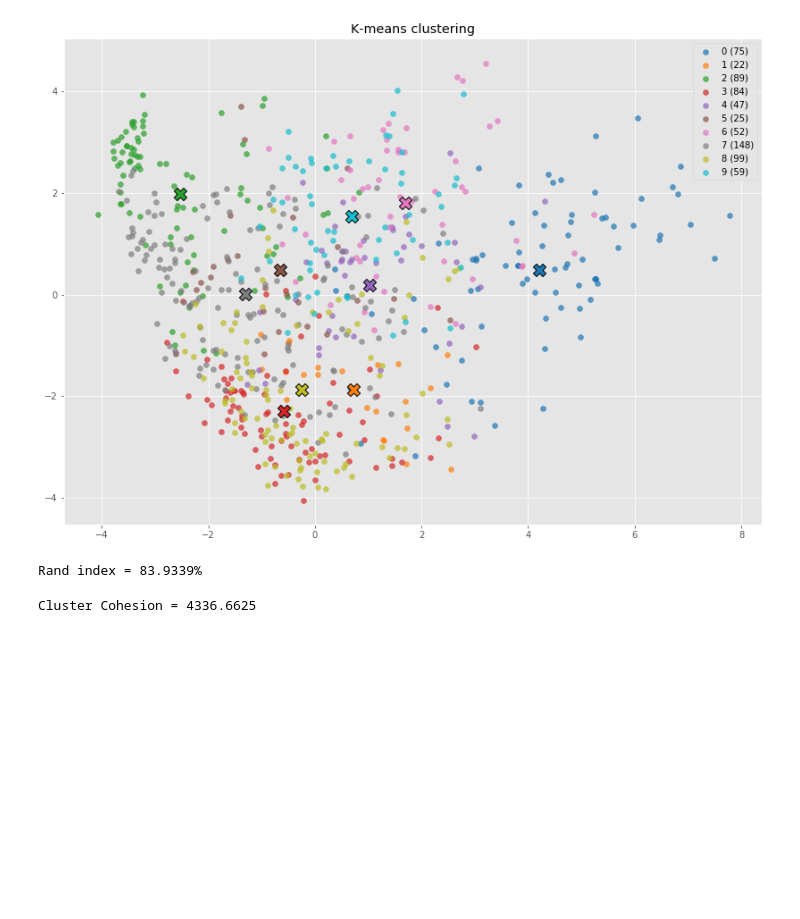
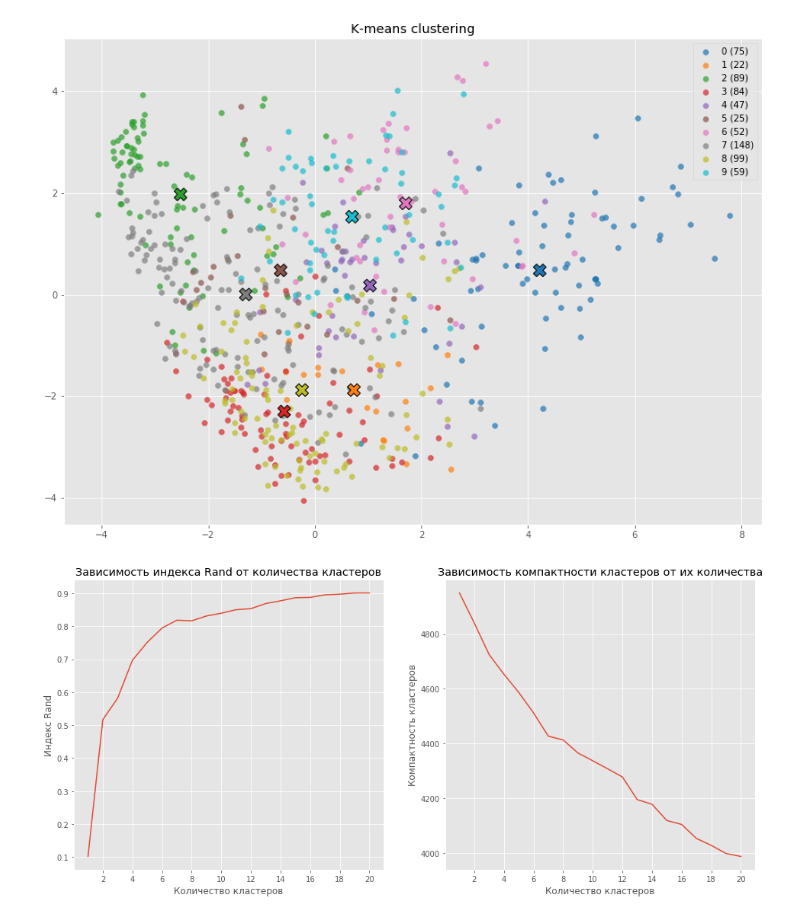
Before and after one commit to BakasaRus/IntelligentSystems, a Jupyter notebook: Labs/Clust.ipynb, the cells around one changed output. Saved outputs shown, nothing was run; the diff lists cells and outputs as text; code cells hidden in the pictures; blank space fills up the shorter version.

```diff
--- a/Labs/Clust.ipynb
+++ b/Labs/Clust.ipynb
@@ -110 +120,8 @@ plt.show()
+# %%
+def cluster_wss(clusters, centroids):
+    s = 0
+    for cluster, centroid in zip(clusters.values(), centroids.values()):
+        for point in cluster:
+            s += distance.euclidean(point, centroid)
+    return s
 # %%
@@ -126,38 +146,32 @@ for real_pic, real_class in zip(X, Y):
-# %%
-def cluster_pseudo_conf_matrix(classes, clusters):
-    tp, tn, fp, fn = 0, 0, 0, 0
-    for pair1 in zip(classes, clusters):
-        for pair2 in zip(classes, clusters):
-            tp += 1 if pair1[0] == pair2[0] and pair1[1] == pair2[1] else 0
-            tn += 1 if pair1[0] != pair2[0] and pair1[1] == pair2[1] else 0
-            fp += 1 if pair1[0] == pair2[0] and pair1[1] != pair2[1] else 0
-            fn += 1 if pair1[0] != pair2[0] and pair1[1] != pair2[1] else 0
-    return tp, tn, fp, fn
-
-def cluster_rand(tp, tn, fp, fn):
-    return (tp + fn) / (tp + tn + fp + fn)
-
-conf = cluster_pseudo_conf_matrix(Y, new_Y_pred)
-rand = cluster_rand(*conf)
-
-print(f'Rand index = {rand:6.4%}')
-# %% [output]
-Rand index = 83.9339%
-# %%
-dist = open('dist.txt', 'w')
-
-def cluster_wss(clusters, centroids):
-    s = 0
-    for cluster, centroid in zip(clusters.values(), centroids.values()):
-        for point in cluster:
-            d = distance.euclidean(point, centroid)
-            print(d, file=dist)
-            s += d
-    return s
-
-wss = cluster_wss(k_means.classes, k_means.centroids)
-print(f'Cluster Cohesion = {wss:.4f}')
-
-dist.close()
-# %% [output]
-Cluster Cohesion = 4336.6625
+# %%
+rand_data = []
+wss_data = []
+
+for k in range(1, 21):
+    km = KMeansClustering(k=k)
+    km.fit(X)
+    Y_pred = match_clusters_with_classes(zip(X, Y), km.classes)
+    rand = cluster_rand(Y, Y_pred)
+    wss = cluster_wss(km.classes, km.centroids)
+    rand_data.append(rand)
+    wss_data.append(wss)
+# %%
+plt.figure(figsize=(16, 7))
+
+plt.subplot(121)
+plt.title('Зависимость индекса Rand от количества кластеров')
+plt.xticks(range(0, 21, 2))
+plt.xlabel('Количество кластеров')
+plt.ylabel('Индекс Rand')
+plt.plot(range(1, 21), rand_data)
+
+plt.subplot(122)
+plt.title('Зависимость компактности кластеров от их количества')
+plt.xticks(range(0, 21, 2))
+plt.xlabel('Количество кластеров')
+plt.ylabel('Компактность кластеров')
+plt.plot(range(1, 21), wss_data)
+
+plt.show()
+# %% [output]
+[figure, added]
```
Also changed, not shown: parts of 2 cells of this notebook.
